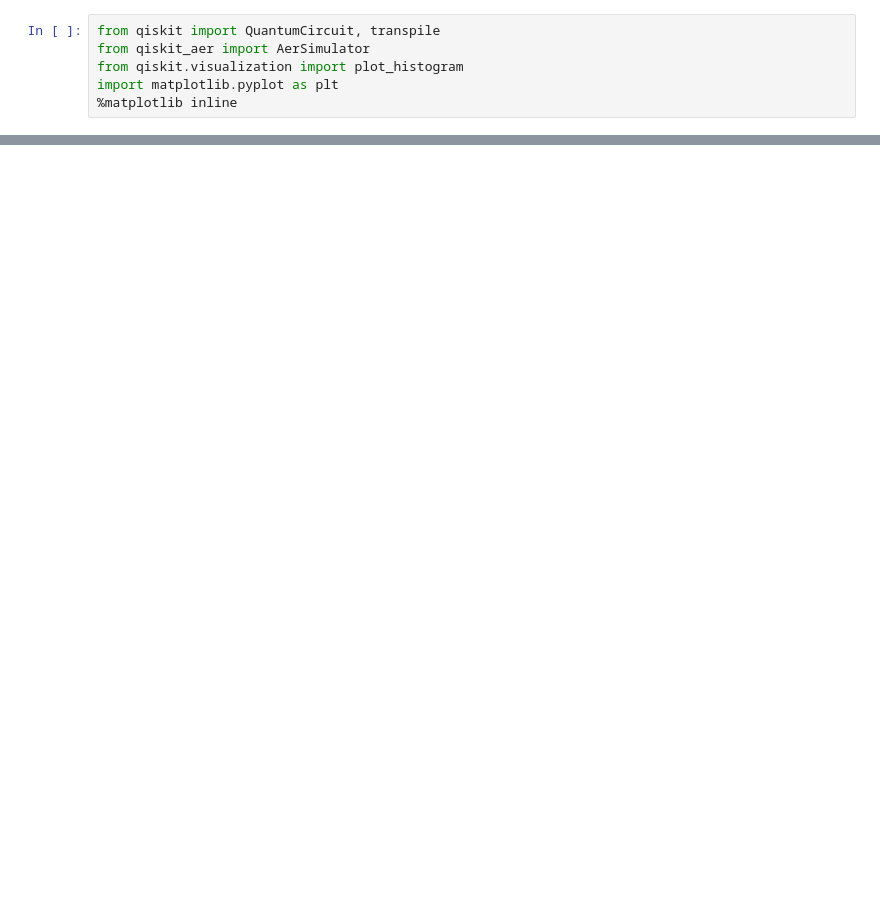
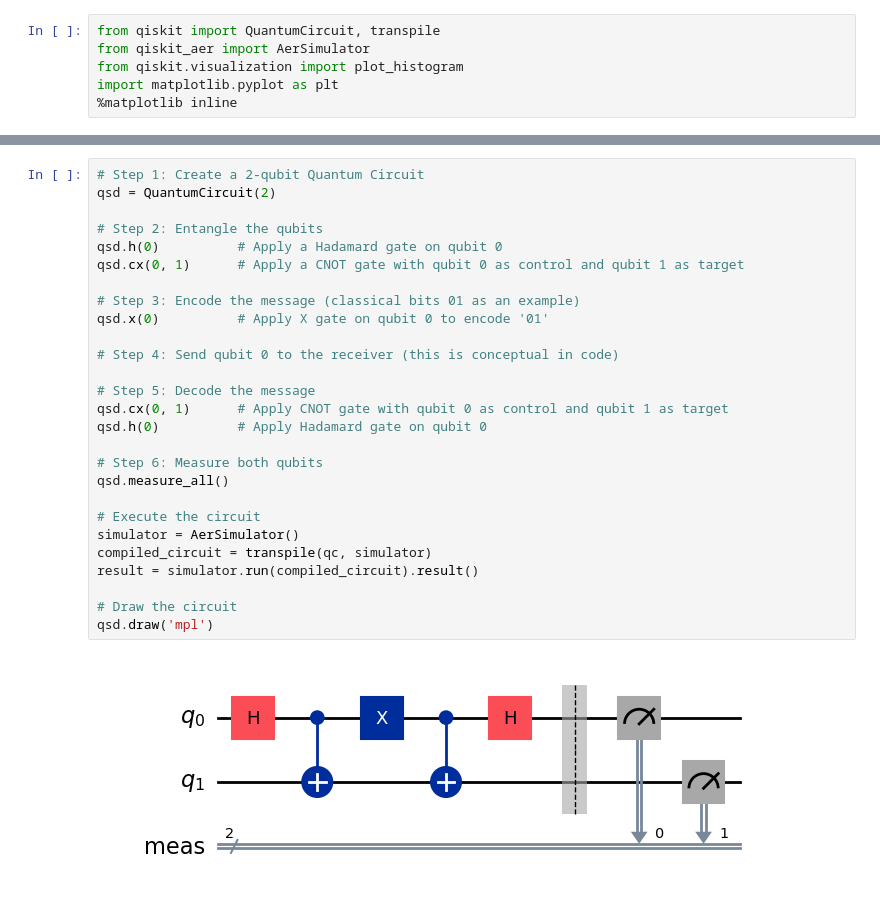
Before and after one commit to satwiksps/Quantum_Computing, a Jupyter notebook: Quantum_Teleportation.ipynb, the cells around one changed output, grey strips where cells are left out. Cells and saved outputs as stored; diff of their text form; blank space fills up the shorter version.

Commit message:
Quantum Communication

```diff
--- a/Quantum_Teleportation.ipynb
+++ b/Quantum_Teleportation.ipynb
@@ -53,0 +59,29 @@ plt.show()
+# %%
+# Step 1: Create a 2-qubit Quantum Circuit
+qsd = QuantumCircuit(2)
+
+# Step 2: Entangle the qubits
+qsd.h(0)          # Apply a Hadamard gate on qubit 0
+qsd.cx(0, 1)      # Apply a CNOT gate with qubit 0 as control and qubit 1 as target
+
+# Step 3: Encode the message (classical bits 01 as an example)
+qsd.x(0)          # Apply X gate on qubit 0 to encode '01'
+
+# Step 4: Send qubit 0 to the receiver (this is conceptual in code)
+
+# Step 5: Decode the message
+qsd.cx(0, 1)      # Apply CNOT gate with qubit 0 as control and qubit 1 as target
+qsd.h(0)          # Apply Hadamard gate on qubit 0
+
+# Step 6: Measure both qubits
+qsd.measure_all()
+
+# Execute the circuit
+simulator = AerSimulator()
+compiled_circuit = transpile(qc, simulator)
+result = simulator.run(compiled_circuit).result()
+
+# Draw the circuit
+qsd.draw('mpl')
+# %% [output]
+[figure, added]
```
Also changed, not shown: parts of 7 cells of this notebook.
